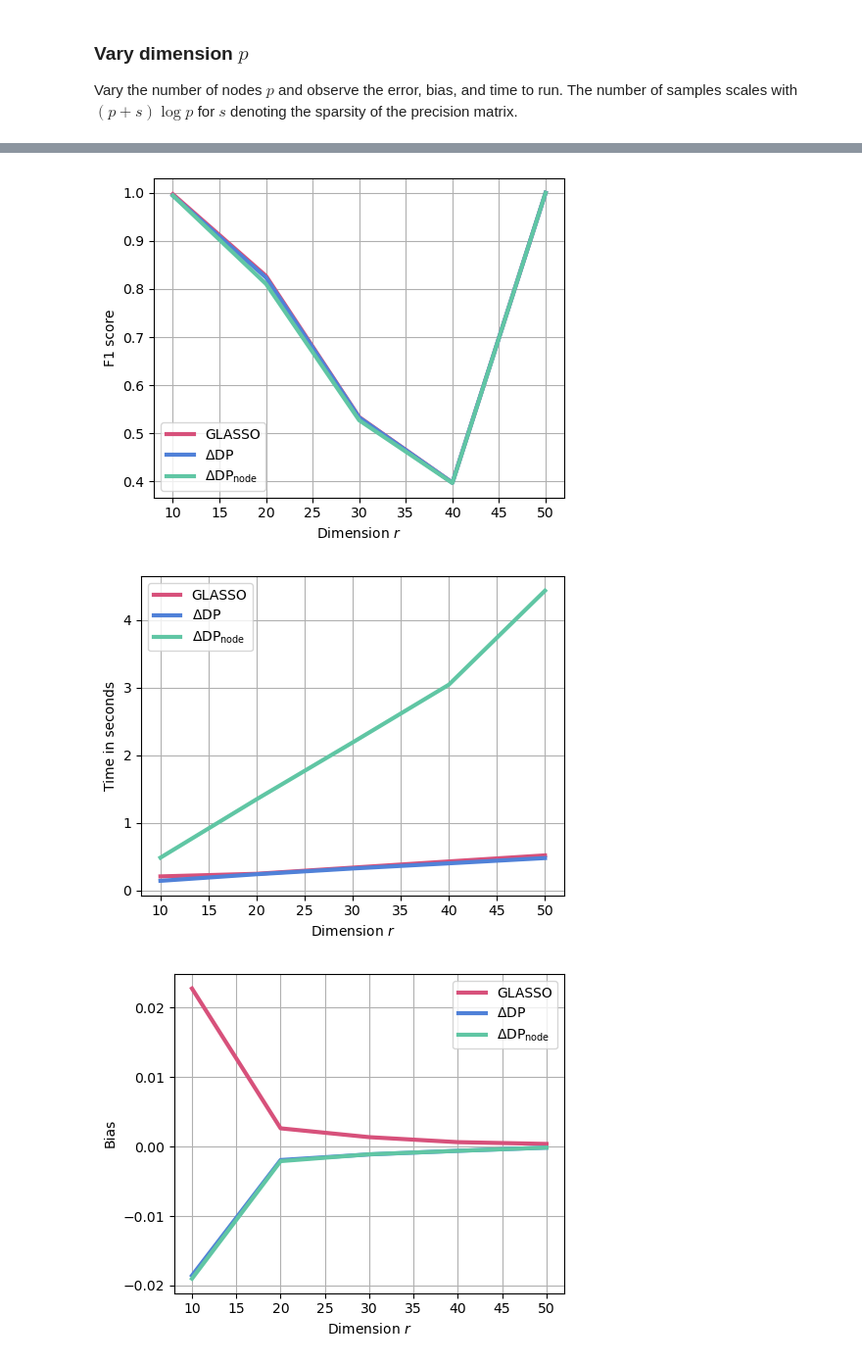
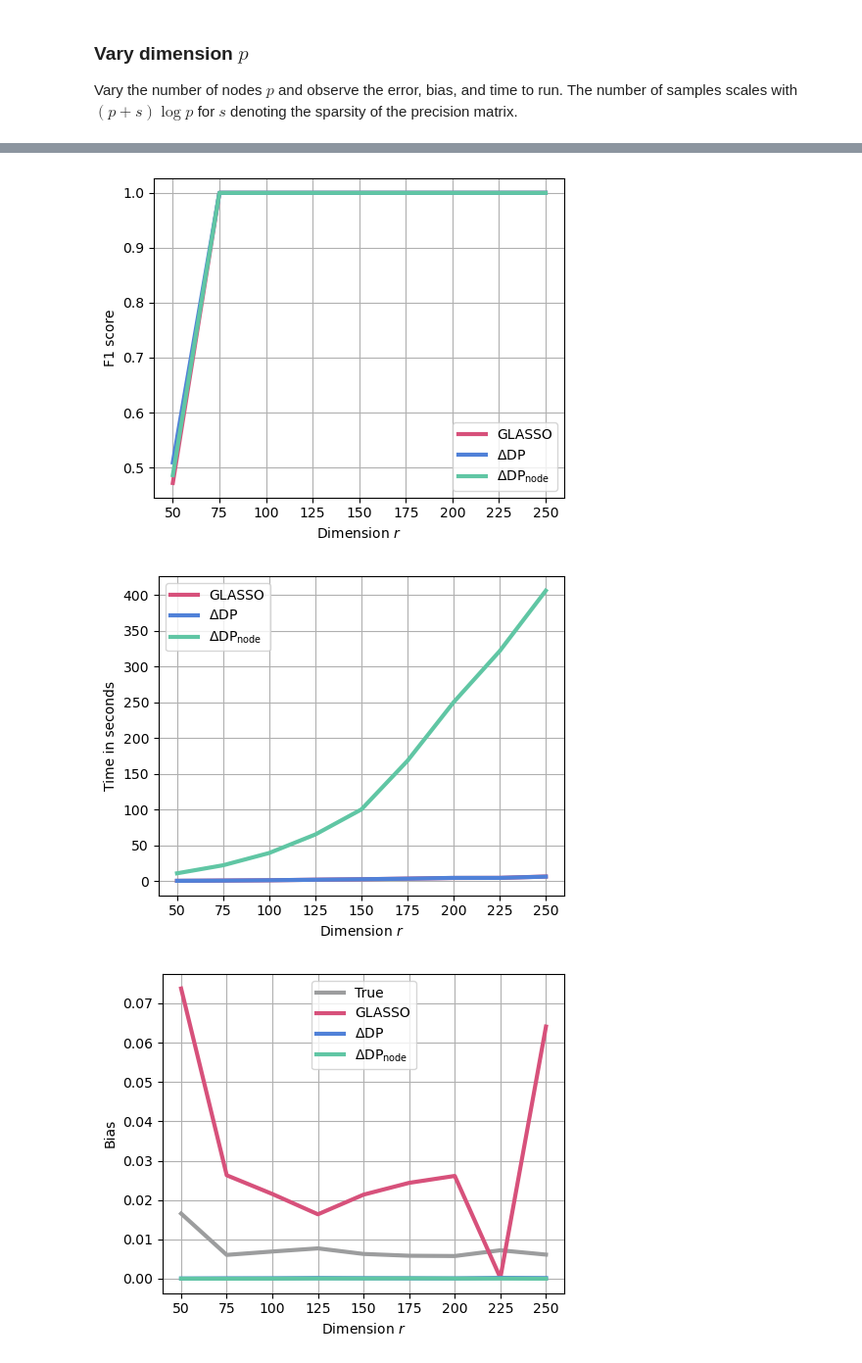
Before and after one commit to andreibuciulea/fair_GL, a Jupyter notebook: synthsim_VaryDim.ipynb, the cells around one changed output, grey strips where cells are left out. Shown at 98% size. Drawn from its saved outputs; the diff is of its cells as text; code cells hidden in the pictures.

```diff
--- a/synthsim_VaryDim.ipynb
+++ b/synthsim_VaryDim.ipynb
@@ -7,20 +7,27 @@ from utils import *
 from opt import *
 from time import perf_counter
 # %%
-edge_prob = .2
-DIM_RANGE = np.arange(10,50+1,10)
+edge_prob = .1
+# DIM_RANGE = np.arange(10,50+1,10)
+DIM_RANGE = [100,150,200,250,300,350,400,450,500]
+DIM_RANGE = np.arange(20,100+1,10)
+DIM_RANGE = np.arange(50,250+1,25)
 SPARS_RANGE = [ edge_prob*p*(p-1) for p in DIM_RANGE ]
-SAMPLE_RANGE = [ 100 * int((p + SPARS_RANGE[i])*np.log(p)) for i,p in enumerate(DIM_RANGE) ]
+# SAMPLE_RANGE = [ int((p + SPARS_RANGE[i])*np.log(p)) for i,p in enumerate(DIM_RANGE) ]
+SAMPLE_RANGE = [ int(1e5) for p in DIM_RANGE ]
 num_params = len(DIM_RANGE)
 
 g = 2
 
-mu1 = .01
-mu2 = .5
+mu1 = 1
+mu2 = 1000
 epsilon = 1e-6
 bias_type = 'dp'
 eta = .02
 iters = 1000
+EARLY_STOPPING = True
 
-num_trials = 10
+num_trials = 1
+
+mu1_RANGE = [ mu1 * np.sqrt(np.log(p)/SAMPLE_RANGE[i]) for i,p in enumerate(DIM_RANGE) ]
 # %%
@@ -126,6 +172,9 @@ plt_args = { 'linewidth':3 }
 y_label = 'Error'
 fig = plt.figure(figsize=(5,4))
 ax = fig.subplots()
+
+# y_range = frob_err_cvxpy.mean(0)
+# ax.plot(x_range, y_range, c=purples[10], **plt_args, label='CVXPY')
 
 y_range = frob_err_glasso.mean(0)
 ax.plot(x_range, y_range, c=reds[10], **plt_args, label='GLASSO')
@@ -148,6 +197,9 @@ y_label = 'F1 score'
 fig = plt.figure(figsize=(5,4))
 ax = fig.subplots()
 
+# y_range = f1_score_cvxpy.mean(0)
+# ax.plot(x_range, y_range, c=purples[10], **plt_args, label='CVXPY')
+
 y_range = f1_score_glasso.mean(0)
 ax.plot(x_range, y_range, c=reds[10], **plt_args, label='GLASSO')
 
@@ -169,6 +221,9 @@ clr = greens[10]
 fig = plt.figure(figsize=(5,4))
 ax = fig.subplots()
 
+# y_range = time_run_cvxpy.mean(0)
+# ax.plot(x_range, y_range, c=purples[10], **plt_args, label='CVXPY')
+
 y_range = time_run_glasso.mean(0)
 ax.plot(x_range, y_range, c=reds[10], **plt_args, label='GLASSO')
 
@@ -185,21 +240,25 @@ ax.grid(True)
 fig.tight_layout()
 
 y_label = 'Bias'
-# y_range = bias_glasso.mean(0)
-y_range = bias_glasso.mean(0) - bias_true.mean(0)
-clr = purples[10]
 fig = plt.figure(figsize=(5,4))
 ax = fig.subplots()
 
+y_range = bias_true.mean(0)
+ax.plot(x_range, y_range, c=grays[10], **plt_args, label='True')
+
+# y_range = bias_cvxpy.mean(0)
+# ax.plot(x_range, y_range, c=purples[10], **plt_args, label='CVXPY')
+
 y_range = bias_glasso.mean(0)
+# y_range = bias_glasso.mean(0) - bias_true.mean(0)
 ax.plot(x_range, y_range, c=reds[10], **plt_args, label='GLASSO')
 
-# y_range = bias_dp.mean(0)
-y_range = bias_dp.mean(0) - bias_true.mean(0)
+y_range = bias_dp.mean(0)
+# y_range = bias_dp.mean(0) - bias_true.mean(0)
 ax.plot(x_range, y_range, c=blues[10], **plt_args, label=r'$\Delta \mathrm{DP}$')
 
-# y_range = bias_nodewise.mean(0)
-y_range = bias_nodewise.mean(0) - bias_true.mean(0)
+y_range = bias_nodewise.mean(0)
+# y_range = bias_nodewise.mean(0) - bias_true.mean(0)
 ax.plot(x_range, y_range, c=greens[10], **plt_args, label=r'$\Delta \mathrm{DP}_{\mathrm{node}}$')
 
 ax.set_xlabel(x_label)
@@ -212,3 +271,3 @@ fig.tight_layout()
-[figure, old version]
+[figure, new version]
-[figure, old version]
+[figure, new version]
-[figure, old version]
+[figure, new version]
```
Also changed, not shown: parts of 2 cells of this notebook, 2 other files.
